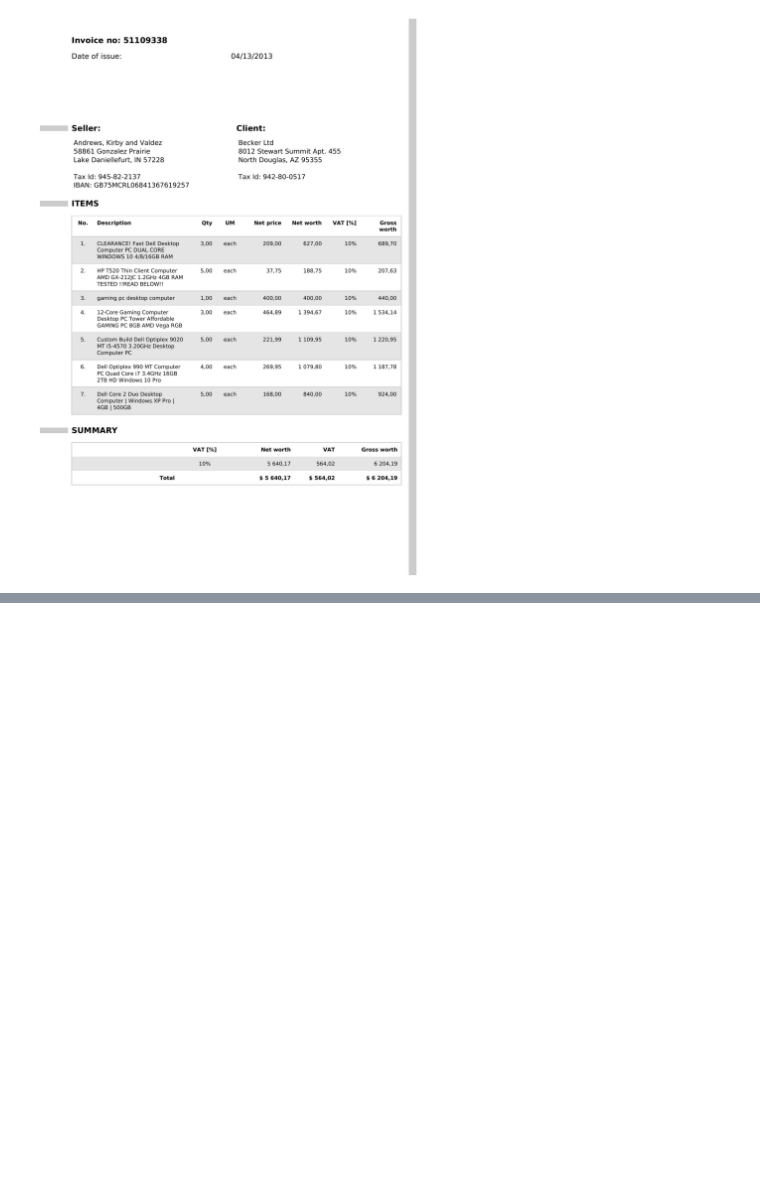
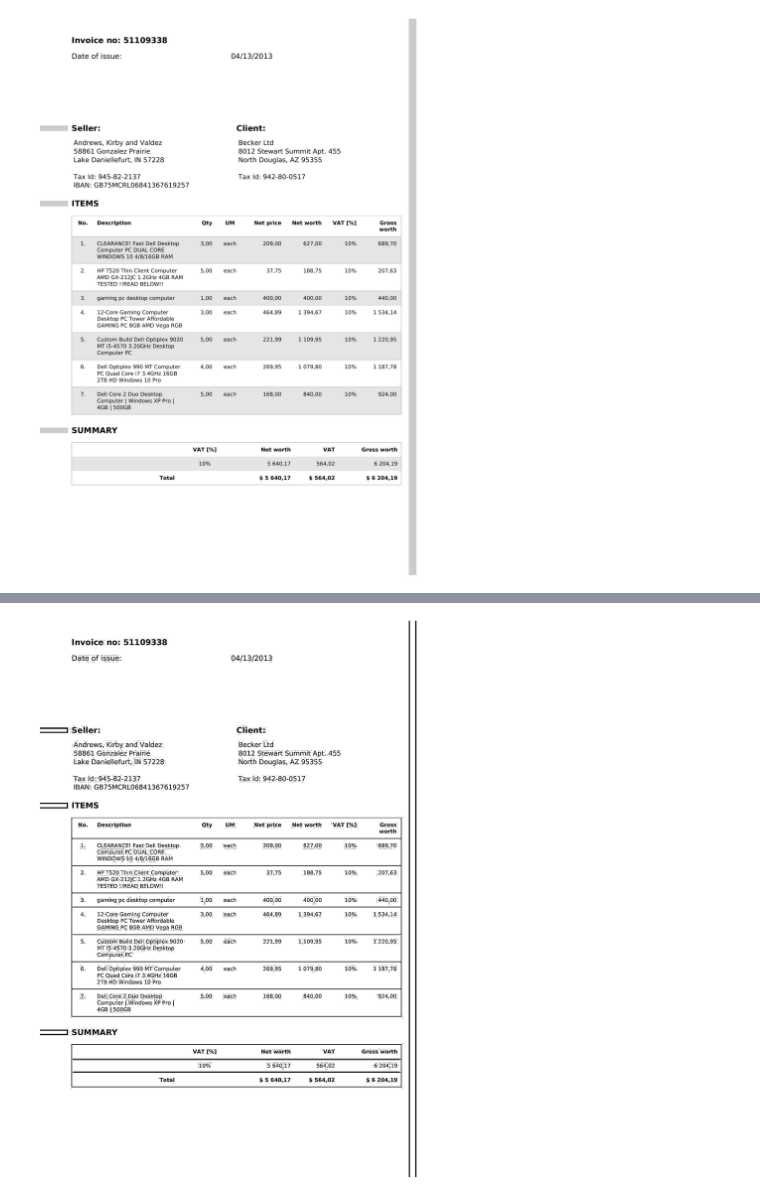
Before and after one commit to david-bazalduaa/invoices_ocr_project, a Jupyter notebook: notebooks/01_preprocessing.ipynb, the cells around one changed output, grey strips where cells are left out. Cells and saved outputs as stored; diff of their text form; code cells hidden in the pictures; blank space fills up the shorter version.

```diff
--- a/notebooks/01_preprocessing.ipynb
+++ b/notebooks/01_preprocessing.ipynb
@@ -43,0 +72,9 @@ display(preview_img_path)
+# %%
+#adaptive thresholding
+thresh_adaptive = cv2.adaptiveThreshold(
+    gray, 255, cv2.ADAPTIVE_THRESH_MEAN_C,
+    cv2.THRESH_BINARY, 11, 2
+)
+display(thresh_adaptive)
+# %% [output]
+[figure, added]
```
Also changed, not shown: parts of 15 cells of this notebook, 2 other files.
